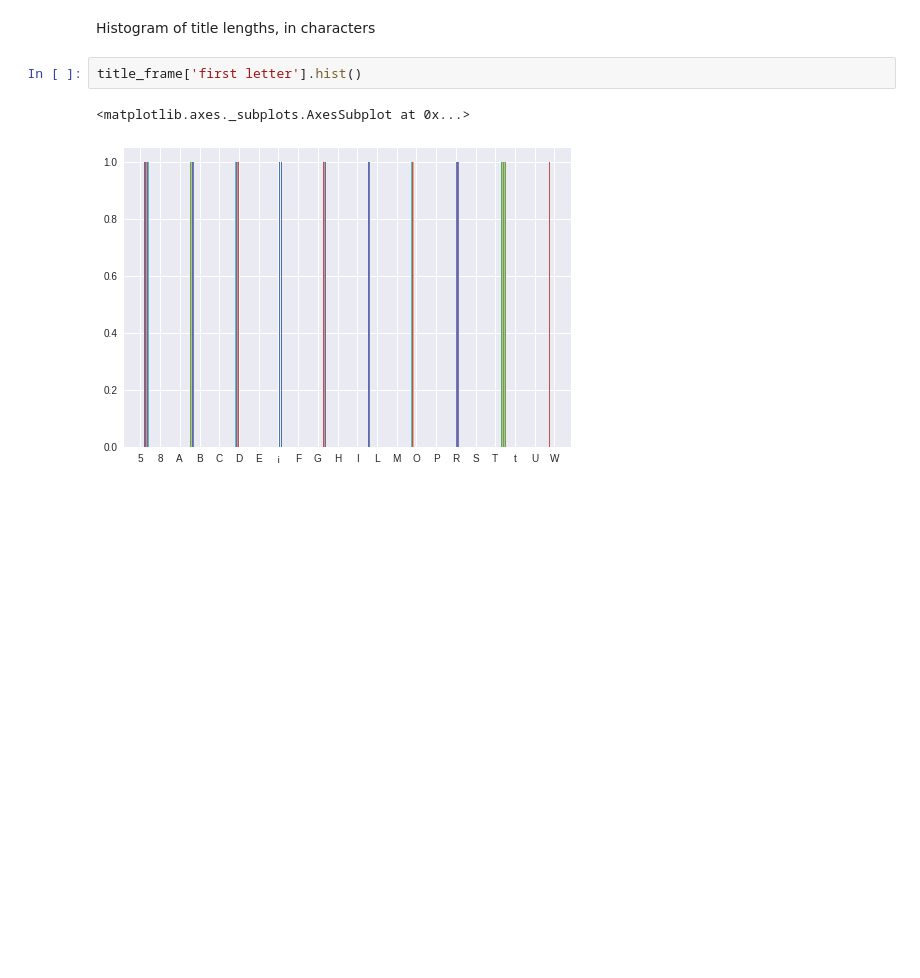
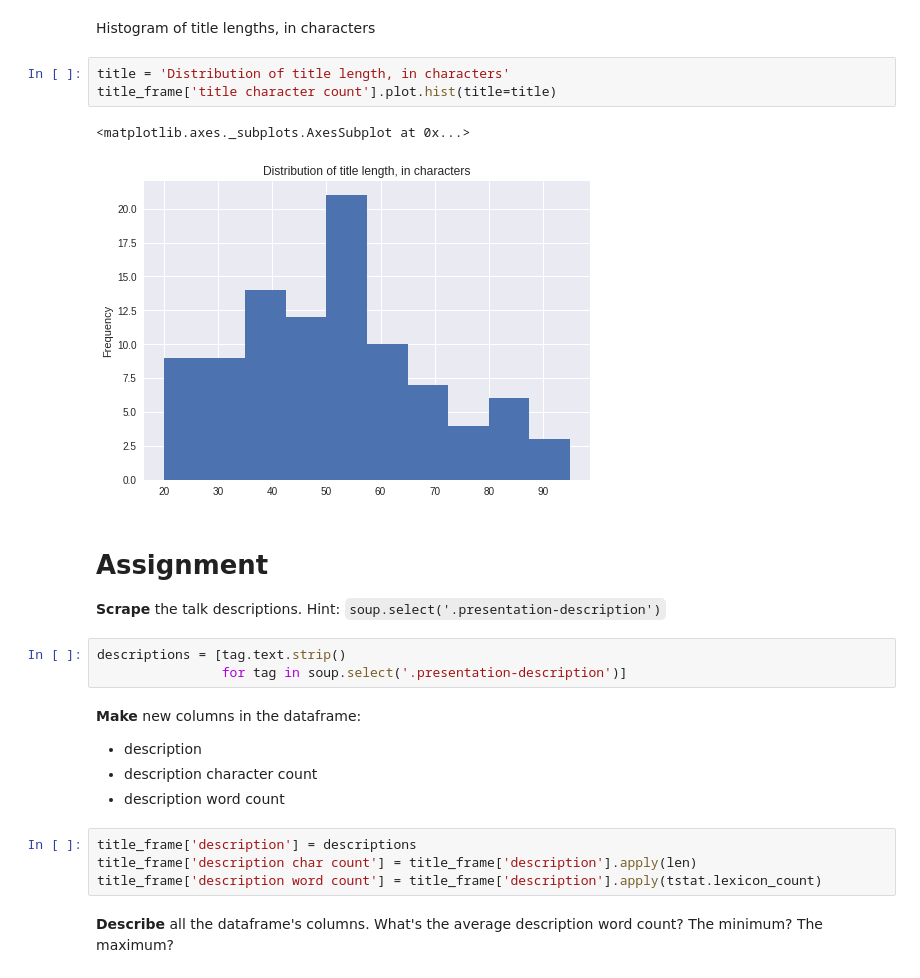
Before and after one commit to bloominstituteoftechnology/DS-Unit-1-Sprint-2-Data-Wrangling-and-Storytelling, a Jupyter notebook: module1-scrape-and-process-data/LS_DS_121_Scrape_and_process_data.ipynb, the cells around one changed output. Cells and saved outputs as stored; diff of their text form; blank space fills up the shorter version.

Commit message:
finished assignment + stretch goals

```diff
--- a/module1-scrape-and-process-data/LS_DS_121_Scrape_and_process_data.ipynb
+++ b/module1-scrape-and-process-data/LS_DS_121_Scrape_and_process_data.ipynb
@@ -326,8 +326,28 @@ title_frame['first letter'].value_counts()[:5].plot(kind = 'bar', rot = 0)
 [figure]
 # %% [markdown]
 Histogram of title lengths, in characters
-# %%
-title_frame['first letter'].hist()
-# %% [output]
-<matplotlib.axes._subplots.AxesSubplot at 0x...>
-[figure, removed]
+# %%
+title = 'Distribution of title length, in characters'
+title_frame['title character count'].plot.hist(title=title)
+# %% [output]
+<matplotlib.axes._subplots.AxesSubplot at 0x...>
+[figure, added]
+# %% [markdown]
+# Assignment
+
+**Scrape** the talk descriptions. Hint: `soup.select('.presentation-description')`
+# %%
+descriptions = [tag.text.strip()
+                for tag in soup.select('.presentation-description')]
+# %% [markdown]
+**Make** new columns in the dataframe:
+- description
+- description character count
+- description word count
+# %%
+title_frame['description'] = descriptions
+title_frame['description char count'] = title_frame['description'].apply(len)
+title_frame['description word count'] = title_frame['description'].apply(tstat.lexicon_count)
+# %% [markdown]
+
+**Describe** all the dataframe's columns. What's the average description word count? The minimum? The maximum?
```
Also changed, not shown: parts of 15 cells of this notebook.
